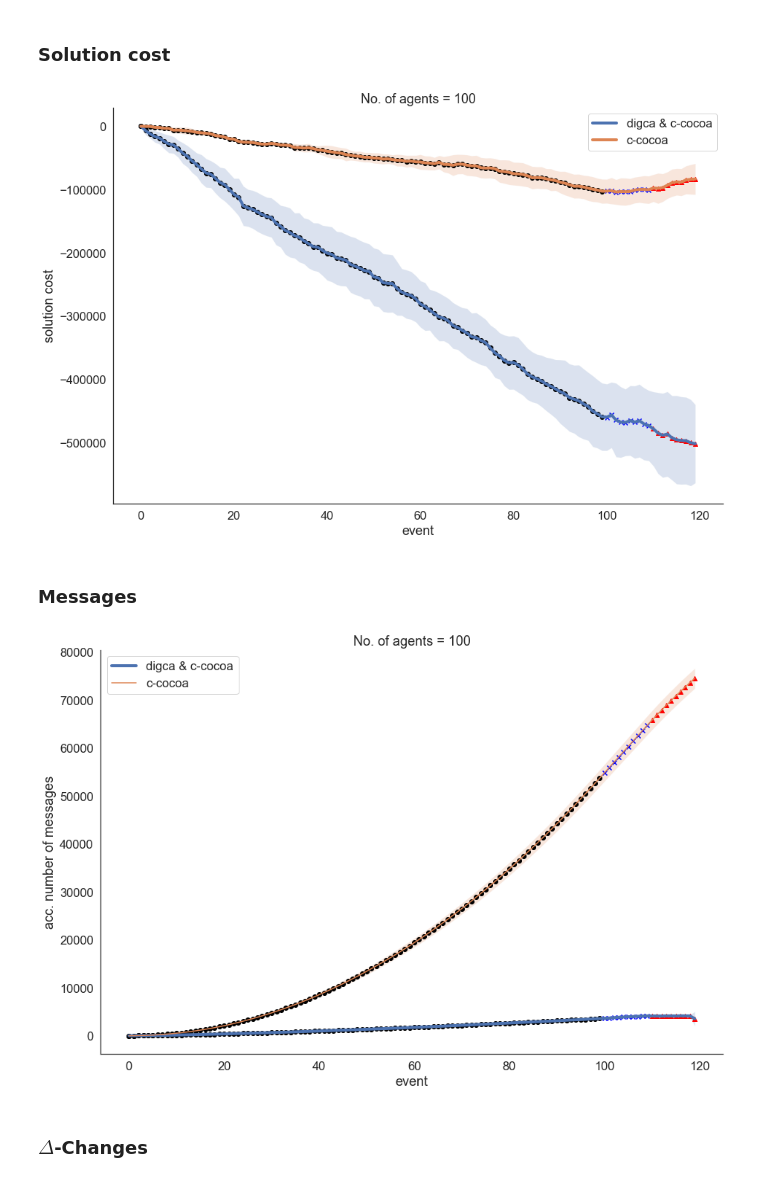
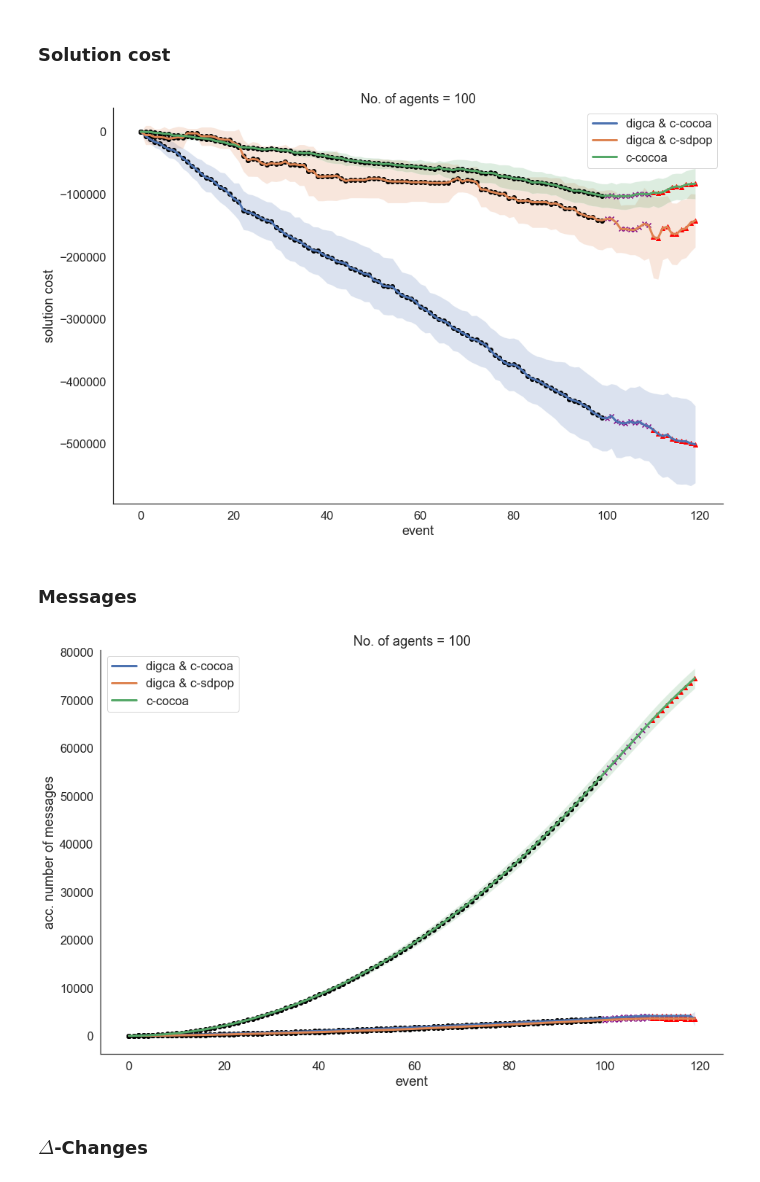
Before and after one commit to bbrighttaer/ddcop-dynagraph, a Jupyter notebook: mascoord/analysis/analysis-1.ipynb, the cells around one changed output. Saved outputs shown, nothing was run; the diff lists cells and outputs as text; code cells hidden in the pictures.

```diff
--- a/mascoord/analysis/analysis-1.ipynb
+++ b/mascoord/analysis/analysis-1.ipynb
@@ -18,7 +18,7 @@ The coefficients $a$, $b$, and $c$ are set to 1 on initialization but when a cha
 # %%
 # ours
 dg_ccocoa_df = pd.read_csv('max-deg-3-graph-5-1649212769.207123-c-cocoa--max-deg-3merged-metrics.csv')
-# dg_csdpop_df = pd.read_csv('../metrics/c-sdpop-d3Lr0.1.csv')
+dg_csdpop_df = pd.read_csv('max-deg-3-graph-1-1649211990.088932-c-sdpop--max-deg-3merged-metrics.csv')
 # dg_sdpop_df_d3 = pd.read_csv('../metrics/sdpop-d3Lr0.05.csv')
 # dg_sdpop_df_d40 = pd.read_csv('../metrics/sdpop-d40Lr0.05.csv')
 # dg_nodcop_df = pd.read_csv('../metrics/dcop-base-d3Lr0.05.csv')
@@ -39,19 +39,19 @@ def show_event_markers(axis, event_df, metric):
     for i, row in event_df.iterrows():
         if row['type'] == 'add_agent':
             ax.scatter(i, dg_ccocoa_df[metric][i], color='black', marker='o')
-#             ax.scatter(i, dg_csdpop_df[metric][i], color='black', marker='o')
+            ax.scatter(i, dg_csdpop_df[metric][i], color='black', marker='o')
     #         ax.scatter(i, dg_sdpop_df[metric][i], color='black', marker='o')
             if metric not in ['num_changes']:
                 ax.scatter(i, ccocoa_df[metric][i], color='black', marker='o')
         elif row['type'] == 'change_constraint':
-            ax.scatter(i, dg_ccocoa_df[metric][i], color='blue', marker='x')
-#             ax.scatter(i, dg_csdpop_df[metric][i], color='blue', marker='x')
+            ax.scatter(i, dg_ccocoa_df[metric][i], color='purple', marker='x')
+            ax.scatter(i, dg_csdpop_df[metric][i], color='purple', marker='x')
     #         ax.scatter(i, dg_sdpop_df[metric][i], color='blue', marker='x')
             if metric not in ['num_changes']:
-                ax.scatter(i, ccocoa_df[metric][i], color='blue', marker='x')
+                ax.scatter(i, ccocoa_df[metric][i], color='purple', marker='x')
         else:
             ax.scatter(i, dg_ccocoa_df[metric][i], color='red', marker='^')
-#             ax.scatter(i, dg_csdpop_df[metric][i], color='red', marker='^')
+            ax.scatter(i, dg_csdpop_df[metric][i], color='red', marker='^')
     #         ax.scatter(i, dg_sdpop_df[metric][i], color='red', marker='^')
             if metric not in ['num_changes']:
                 ax.scatter(i, ccocoa_df[metric][i], color='red', marker='^')
@@ -60,39 +60,45 @@ def show_event_markers(axis, event_df, metric):
 # %%
 fig, ax = plt.subplots(figsize=(15,10))
 
-plt.plot(dg_ccocoa_df['edge_cost'], label='digca & c-cocoa', linewidth=4)
+plt.plot(dg_ccocoa_df['edge_cost'], label='digca & c-cocoa', linewidth=3)
 plt.fill_between(
     np.arange(0, len(dg_ccocoa_df['edge_cost'])),
-    dg_ccocoa_df['edge_cost']-dg_ccocoa_df['edge_cost-std'],
-    dg_ccocoa_df['edge_cost']+dg_ccocoa_df['edge_cost-std'],
+    dg_ccocoa_df['edge_cost'] - dg_ccocoa_df['edge_cost-std'],
+    dg_ccocoa_df['edge_cost'] + dg_ccocoa_df['edge_cost-std'],
     alpha=.2
 )
 
-# plt.plot(dg_csdpop_df['edge_cost'], label='dynagraph & c-sdpop')
-# plt.plot(dg_sdpop_df['edge_cost'], label='dynagraph & sdpop')
+plt.plot(dg_csdpop_df['edge_cost'], label='digca & c-sdpop', linewidth=3)
+plt.fill_between(
+    np.arange(0, len(dg_csdpop_df['edge_cost'])),
+    dg_csdpop_df['edge_cost'] - dg_csdpop_df['edge_cost-std'],
+    dg_csdpop_df['edge_cost'] + dg_csdpop_df['edge_cost-std'],
+    alpha=.2
+)
 
-plt.plot(ccocoa_df['edge_cost'], label='c-cocoa', linewidth=4)
+plt.plot(ccocoa_df['edge_cost'], label='c-cocoa', linewidth=3)
 plt.fill_between(
     np.arange(0, len(dg_ccocoa_df['edge_cost'])),
     ccocoa_df['edge_cost'] - ccocoa_df['edge_cost-std'],
     ccocoa_df['edge_cost'] + ccocoa_df['edge_cost-std'],
     alpha=.2
 )
 
 plt.ylabel('solution cost')
 plt.xlabel('event')
 plt.legend()
 plt.title('No. of agents = 100')
 show_event_markers(ax, dg_ccocoa_df, metric='edge_cost')
 sns.despine(offset=0)
-plt.show()
+# plt.show()
+plt.savefig('costs.pdf')
 # %% [output]
-[figure, old version]
+[figure, new version]
 # %% [markdown]
 ### Messages
 # %%
 fig, ax = plt.subplots(figsize=(15,10))
-plt.plot(dg_ccocoa_df['message_count'], label='digca & c-cocoa', linewidth=4)
+plt.plot(dg_ccocoa_df['message_count'], label='digca & c-cocoa', linewidth=3)
 plt.fill_between(
     np.arange(0, len(dg_ccocoa_df['message_count'])),
     dg_ccocoa_df['message_count'] - dg_ccocoa_df['message_count-std'],
@@ -100,11 +106,19 @@ plt.fill_between(
     alpha=.2
 )
 
+plt.plot(dg_csdpop_df['message_count'], label='digca & c-sdpop', linewidth=3)
+plt.fill_between(
+    np.arange(0, len(dg_csdpop_df['message_count'])),
+    dg_csdpop_df['message_count'] - dg_csdpop_df['message_count-std'],
+    dg_csdpop_df['message_count'] + dg_csdpop_df['message_count-std'],
+    alpha=.2
+)
+
 # plt.plot(dg_csdpop_df['message_count'], label='dynagraph & c-sdpop')
 # plt.plot(dg_sdpop_df['message_count'], label='dynagraph & sdpop')
 # plt.plot(dg_nodcop_df['message_count'], label='dynagraph')
 
-plt.plot(ccocoa_df['message_count'], label='c-cocoa')
+plt.plot(ccocoa_df['message_count'], label='c-cocoa', linewidth=3)
 plt.fill_between(
     np.arange(0, len(dg_ccocoa_df['message_count'])),
     ccocoa_df['message_count'] - ccocoa_df['message_count-std'],
@@ -118,9 +132,10 @@ plt.legend()
 plt.title('No. of agents = 100')
 show_event_markers(ax, dg_ccocoa_df, metric='message_count')
 sns.despine(offset=0)
-plt.show()
+# plt.show()
+plt.savefig('messages.pdf')
 # %% [output]
-[figure, old version]
+[figure, new version]
 # %% [markdown]
 ### $\Delta$-Changes
 # %%
```
Also changed, not shown: parts of 2 cells of this notebook, 5 other files.
